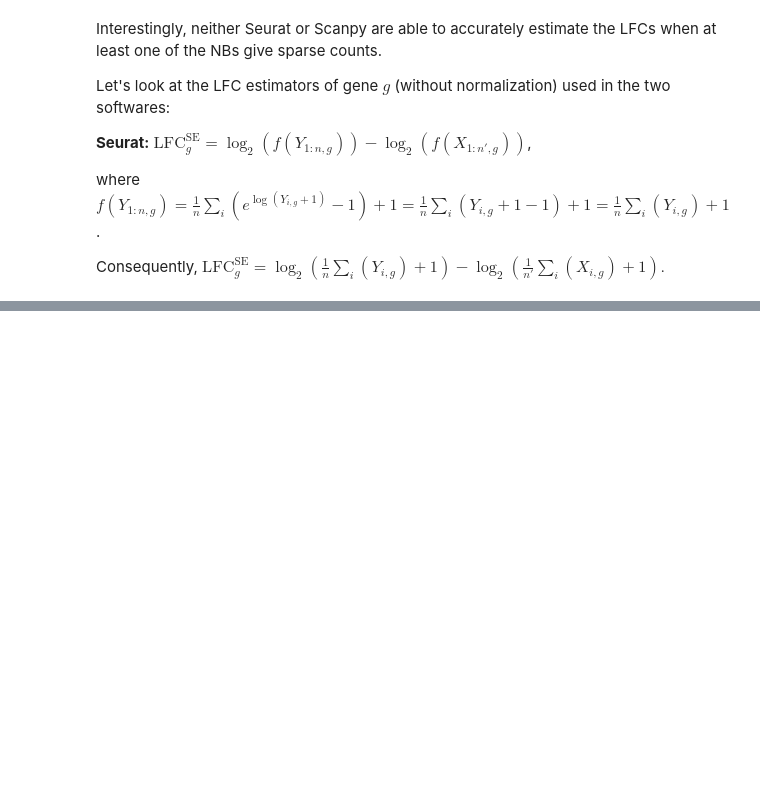
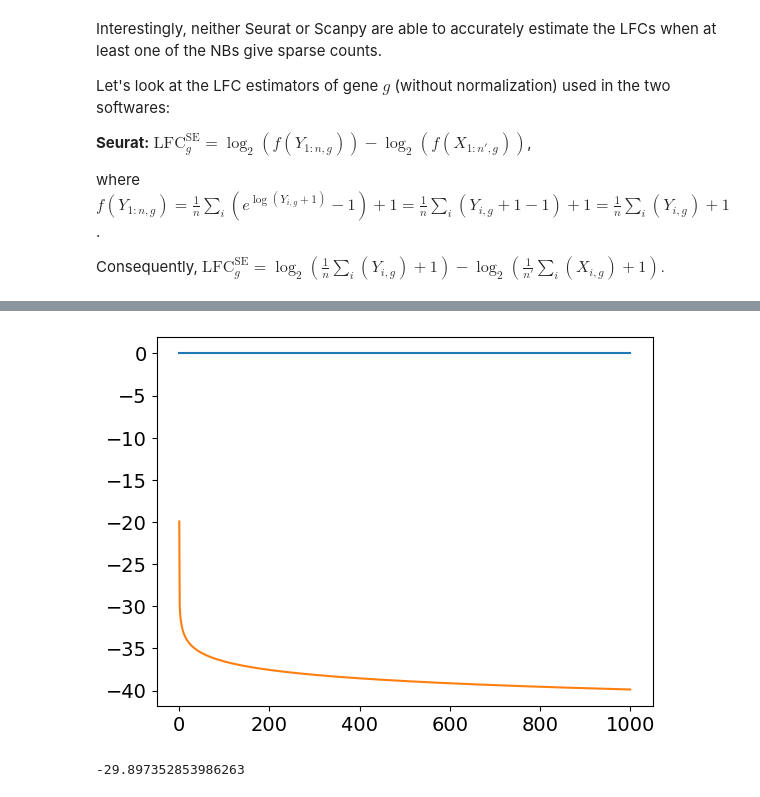
Before and after one commit to okviman/DE-ZILN, a Jupyter notebook: notebooks/test_ZILN_vs_scanpy_and_seurat.ipynb, the cells around one changed output, grey strips where cells are left out. Drawn from its saved outputs; the diff is of its cells as text; code cells hidden in the pictures; blank space fills up the shorter version.

```diff
--- a/notebooks/test_ZILN_vs_scanpy_and_seurat.ipynb
+++ b/notebooks/test_ZILN_vs_scanpy_and_seurat.ipynb
@@ -190,0 +195,15 @@ plt.show()
+# %%
+r_x = 80
+r_y = 0.01
+p = 0.6
+true_lfc = np.log2(r_y / r_x)
+
+E_X = r_x * (1 - p) / p
+E_Y = r_y * (1 - p) / p
+
+X = np.random.negative_binomial(r_x, p, size=(10000, 1))
+Y = np.random.negative_binomial(r_y, p, size=(10000, 1))
+
+suerat_lfcs = get_seurat_lfcs(X, Y, normalize=False)
+print("Empirical error: ", suerat_lfcs - true_lfc)
+print("Analytical error", np.log2((1 + (1 / E_Y)) / (1 + (1 / E_X))))
@@ -190,0 +269,18 @@ plt.show()
+# %%
+eps = 1e-9
+ub = []
+lb = []
+
+ey = np.linspace(0.001, 1000., 1000)
+for E_Y in ey:
+    ub.append(1 + eps / E_Y)
+    lb.append(eps / E_Y)
+
+plt.plot(ey, np.log2(1 + eps / ey))
+plt.plot(ey, np.log2(eps / ey))
+plt.show()
+
+print(np.log2(eps))
+# %% [output]
+[figure, added]
+-29.897352853986263
```
Also changed, not shown: parts of 11 cells of this notebook.
